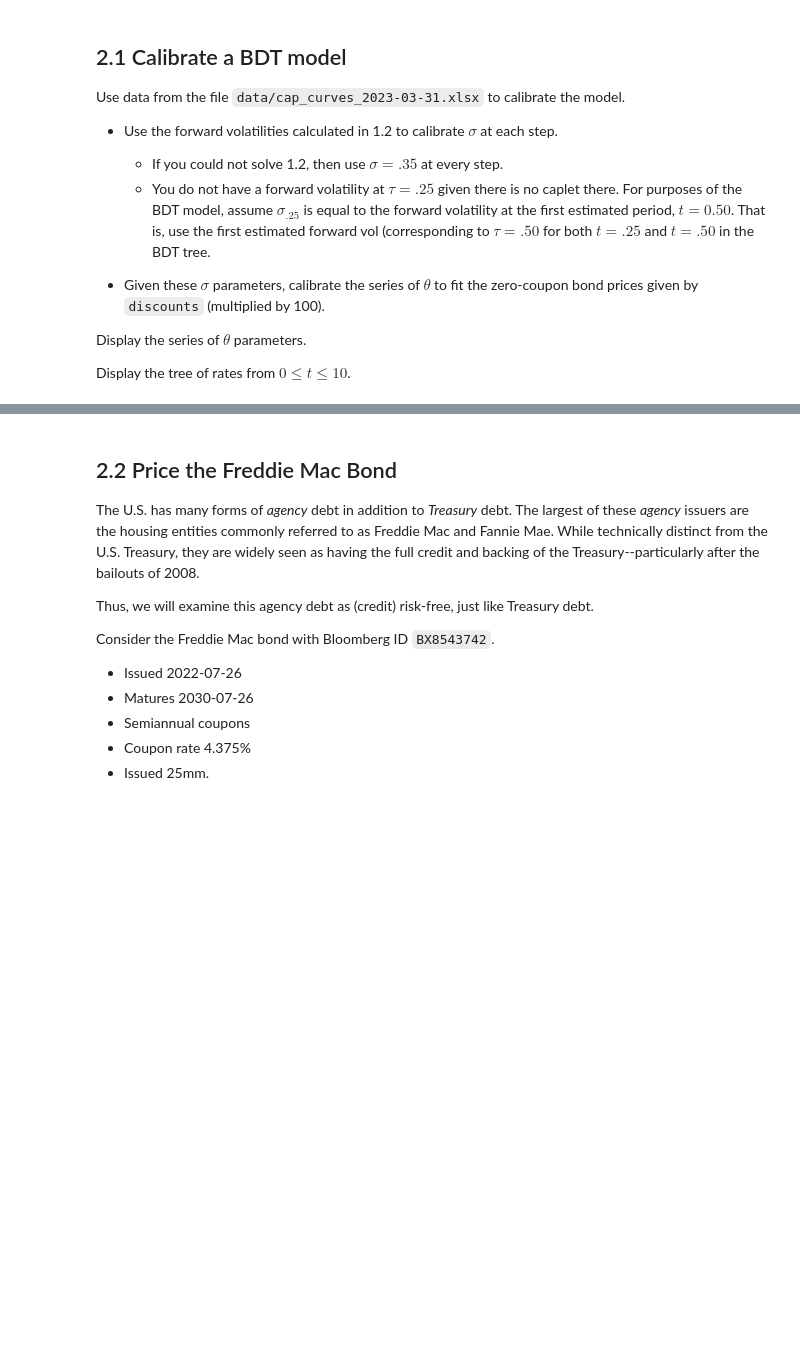
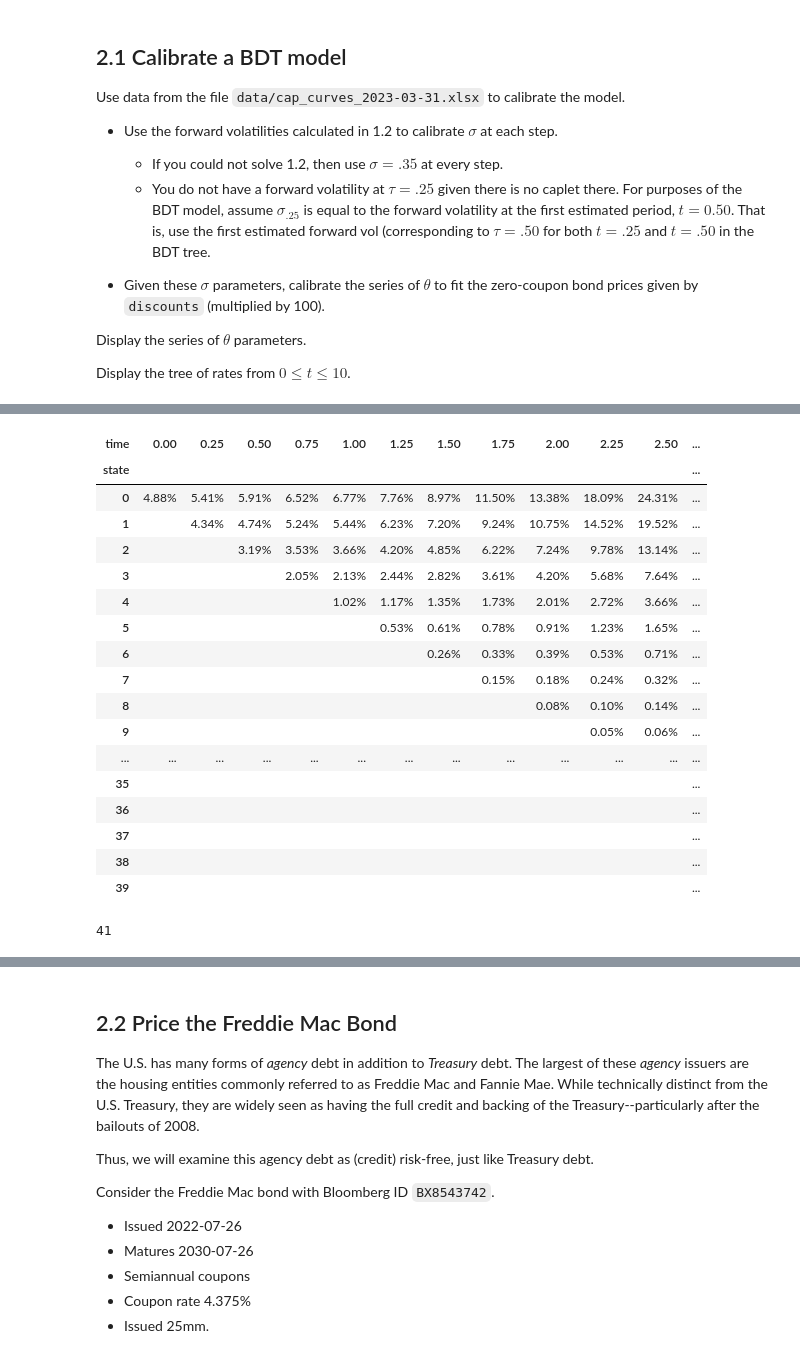
Before and after one commit to dcstein22/finm-fiderivs-2023, a Jupyter notebook: homework/Homework 2.ipynb, the cells around one changed output, grey strips where cells are left out. Drawn from its saved outputs; the diff is of its cells as text; code cells hidden in the pictures; blank space fills up the shorter version.

```diff
--- a/homework/Homework 2.ipynb
+++ b/homework/Homework 2.ipynb
@@ -185,3 +232,11 @@ Use data from the file `data/cap_curves_2023-03-31.xlsx` to calibrate the model.
 Display the series of $\theta$ parameters.
 
 Display the tree of rates from $0\le t \le 10$.
+# %%
+dt = .25
+
+T = 10
+
+cap_curves.head(5)
+cap_curves['Price'] = cap_curves['discounts']*100
+cap_curves.loc[0,'Forward_Vol'] = cap_curves.loc[1,'Forward_Vol']
@@ -187,0 +271,5 @@ Display the tree of rates from $0\le t \le 10$.
+# %%
+quotes = pd.Series(np.array(cap_curves.Price),index = np.arange(dt,T + dt,dt), dtype = float)
+
+ratetree = binomial.construct_rate_tree(dt = .25, T = 9.75)
+quotes.to_frame().T
@@ -187,0 +300,3 @@ Display the tree of rates from $0\le t \le 10$.
+# %%
+theta = pd.Series(dtype=float, index=ratetree.columns)
+dt = ratetree.columns[1] - ratetree.columns[0]
@@ -187,0 +327,9 @@ Display the tree of rates from $0\le t \le 10$.
+# %%
+for tsteps, t in enumerate(ratetree.columns):
+    if tsteps==0:
+        ratetree.loc[0,0] = -np.log(quotes.iloc[tsteps]/100)/dt
+    else:
+        subtree = ratetree.iloc[:tsteps+1,:tsteps+1]
+        wrapper = lambda theta: binomial.incremental_BDT_pricing(subtree, theta, cap_curves.Forward_Vol.loc[tsteps]).loc[0,0] - quotes.iloc[tsteps]
+        theta.iloc[tsteps-1] = fsolve(wrapper,.5)[0]
+        ratetree.loc[:,t] = binomial.incrementBDTtree(subtree, theta.iloc[tsteps-1], cap_curves.Forward_Vol.loc[tsteps], dt = dt).loc[:,t]
@@ -187,0 +346,25 @@ Display the tree of rates from $0\le t \le 10$.
+# %%
+binomial.format_bintree(ratetree,style='{:.2%}')
+# %% [output]
+| time | 0.00 | 0.25 | 0.50 | 0.75 | 1.00 | 1.25 | 1.50 | 1.75 | 2.00 | 2.25 | 2.50 | ... |
+| state |  |  |  |  |  |  |  |  |  |  |  | ... |
+| 0 | 4.88% | 5.41% | 5.91% | 6.52% | 6.77% | 7.76% | 8.97% | 11.50% | 13.38% | 18.09% | 24.31% | ... |
+| 1 |  | 4.34% | 4.74% | 5.24% | 5.44% | 6.23% | 7.20% | 9.24% | 10.75% | 14.52% | 19.52% | ... |
+| 2 |  |  | 3.19% | 3.53% | 3.66% | 4.20% | 4.85% | 6.22% | 7.24% | 9.78% | 13.14% | ... |
+| 3 |  |  |  | 2.05% | 2.13% | 2.44% | 2.82% | 3.61% | 4.20% | 5.68% | 7.64% | ... |
+| 4 |  |  |  |  | 1.02% | 1.17% | 1.35% | 1.73% | 2.01% | 2.72% | 3.66% | ... |
+| 5 |  |  |  |  |  | 0.53% | 0.61% | 0.78% | 0.91% | 1.23% | 1.65% | ... |
+| 6 |  |  |  |  |  |  | 0.26% | 0.33% | 0.39% | 0.53% | 0.71% | ... |
+| 7 |  |  |  |  |  |  |  | 0.15% | 0.18% | 0.24% | 0.32% | ... |
+| 8 |  |  |  |  |  |  |  |  | 0.08% | 0.10% | 0.14% | ... |
+| 9 |  |  |  |  |  |  |  |  |  | 0.05% | 0.06% | ... |
+| ... | ... | ... | ... | ... | ... | ... | ... | ... | ... | ... | ... | ... |
+| 35 |  |  |  |  |  |  |  |  |  |  |  | ... |
+| 36 |  |  |  |  |  |  |  |  |  |  |  | ... |
+| 37 |  |  |  |  |  |  |  |  |  |  |  | ... |
+| 38 |  |  |  |  |  |  |  |  |  |  |  | ... |
+| 39 |  |  |  |  |  |  |  |  |  |  |  | ... |
+# %%
+len(theta)
+# %% [output]
+41
```
Also changed, not shown: parts of 30 cells of this notebook, 2 other files.
